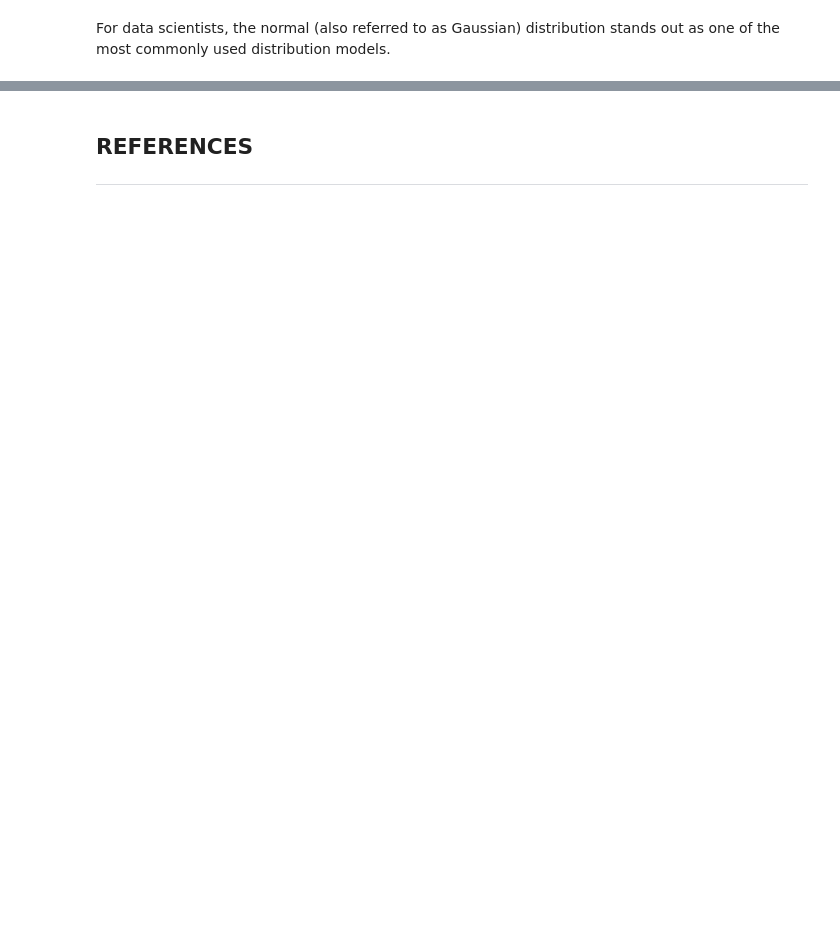
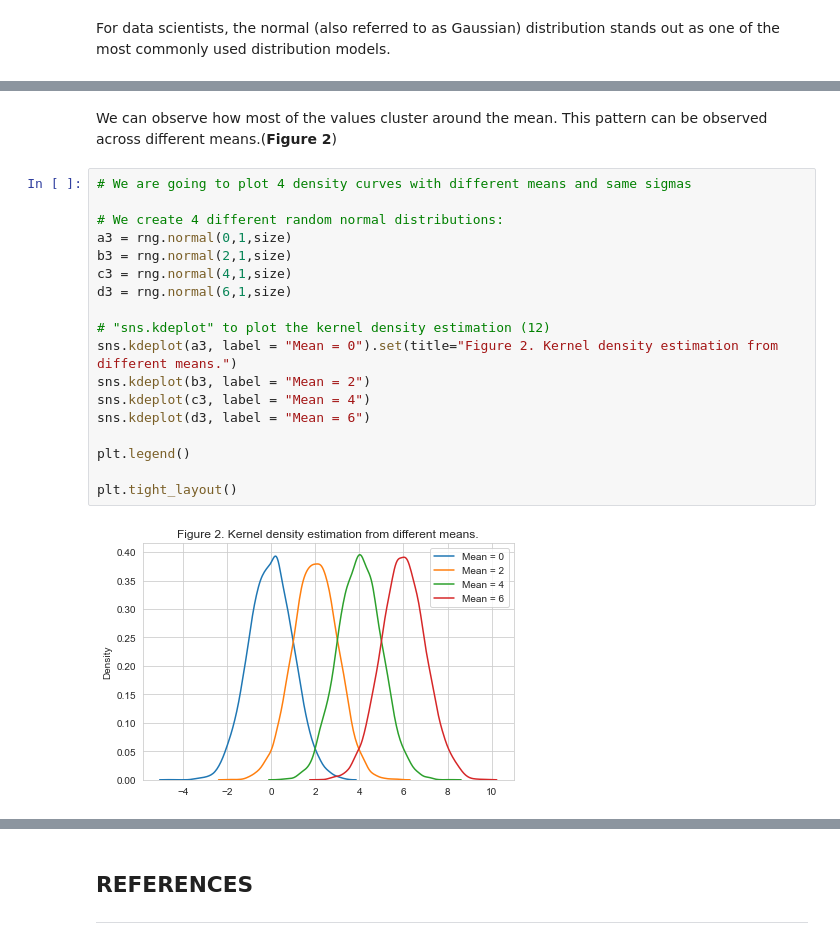
Before and after one commit to RobVergano/FDA_Assessment_22-23, a Jupyter notebook: Normal Distribution.ipynb, the cells around one changed output, grey strips where cells are left out. Drawn from its saved outputs; the diff is of its cells as text; blank space fills up the shorter version.

```diff
--- a/Normal Distribution.ipynb
+++ b/Normal Distribution.ipynb
@@ -52,0 +108,22 @@ plt.axvline(mu, color ="k", linestyle = "dashed")
+# %% [markdown]
+We can observe how most of the values cluster around the mean. This pattern can be observed across different means.(**Figure 2**)
+# %%
+# We are going to plot 4 density curves with different means and same sigmas
+
+# We create 4 different random normal distributions:
+a3 = rng.normal(0,1,size)
+b3 = rng.normal(2,1,size)
+c3 = rng.normal(4,1,size)
+d3 = rng.normal(6,1,size)
+
+# "sns.kdeplot" to plot the kernel density estimation (12)
+sns.kdeplot(a3, label = "Mean = 0").set(title="Figure 2. Kernel density estimation from different means.")
+sns.kdeplot(b3, label = "Mean = 2")
+sns.kdeplot(c3, label = "Mean = 4")
+sns.kdeplot(d3, label = "Mean = 6")
+
+plt.legend()
+
+plt.tight_layout()
+# %% [output]
+[figure, added]
```
Also changed, not shown: parts of 32 cells of this notebook.
